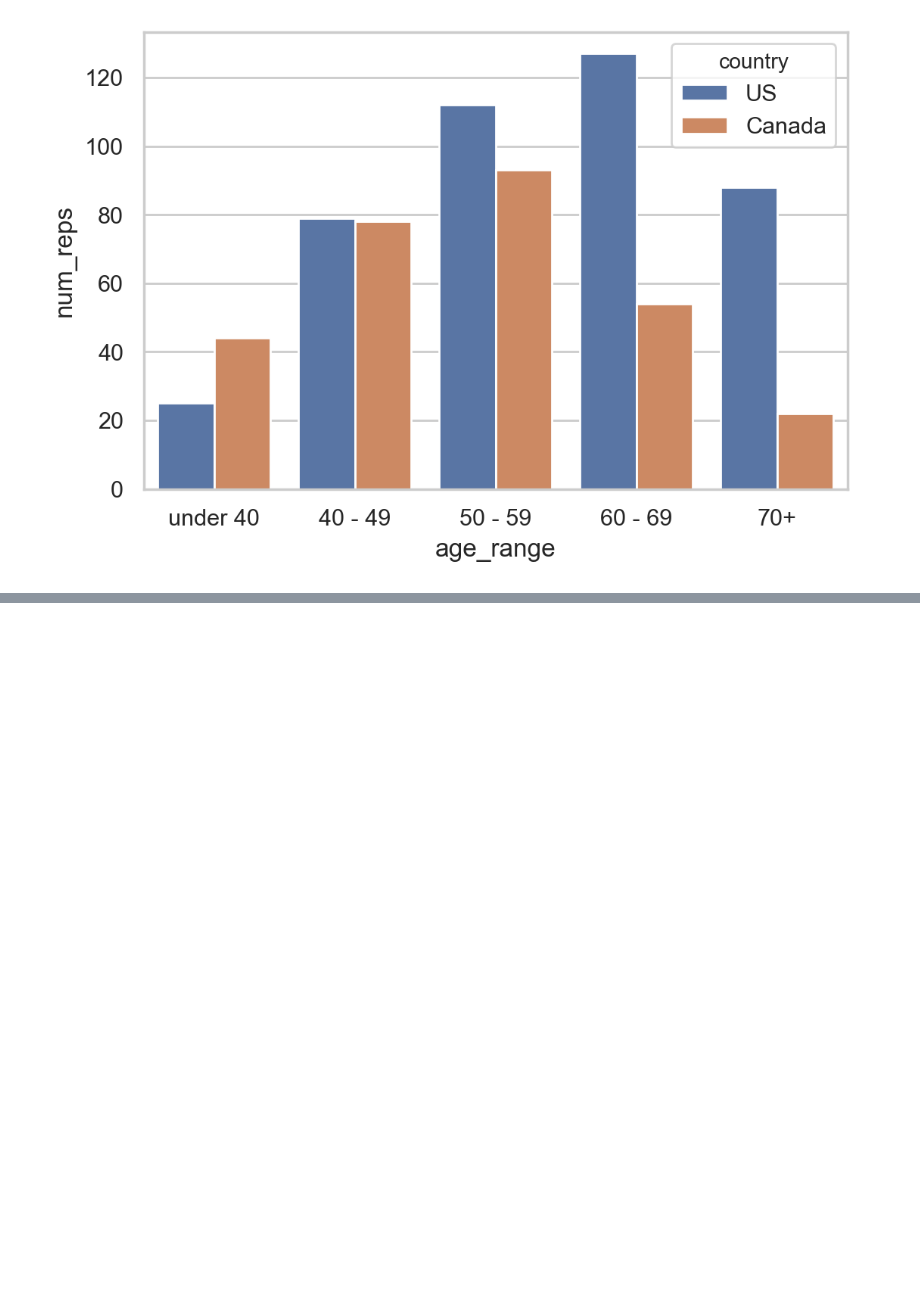
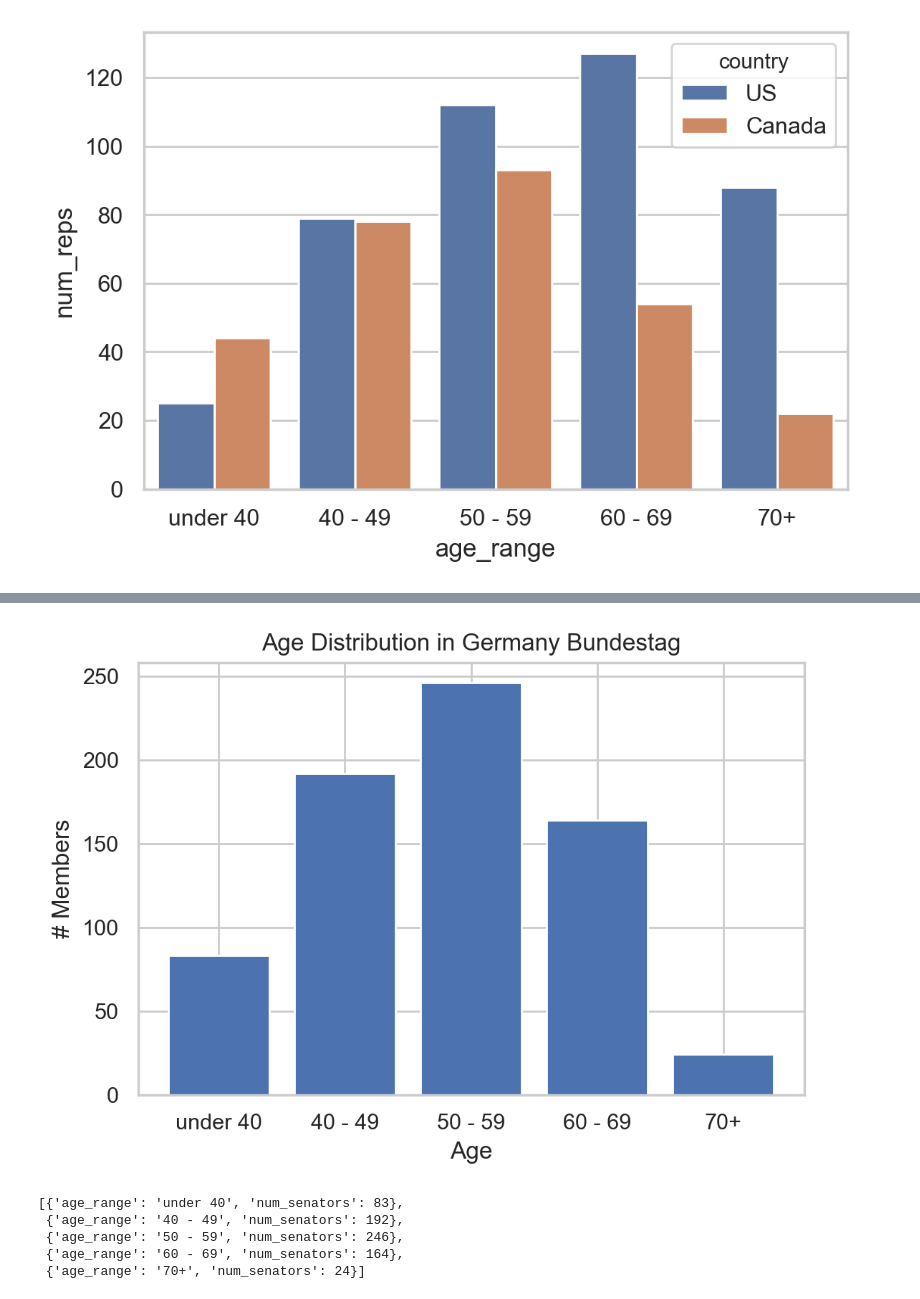
Before and after one commit to boompig/senator-ages, a Jupyter notebook: extract senator age.ipynb, the cells around one changed output, grey strips where cells are left out. Drawn from its saved outputs; the diff is of its cells as text; code cells hidden in the pictures; blank space fills up the shorter version.

```diff
--- a/extract senator age.ipynb
+++ b/extract senator age.ipynb
@@ -615,0 +664,13 @@ ax = sns.barplot(
+# %%
+graph_utils.graph_age_histogram(bundestag,
+                                title='Age Distribution in Germany Bundestag',
+                                age_col='est_age',
+                                y_axis_label='# Members'
+                                )
+# %% [output]
+[figure, added]
+[{'age_range': 'under 40', 'num_senators': 83},
+ {'age_range': '40 - 49', 'num_senators': 192},
+ {'age_range': '50 - 59', 'num_senators': 246},
+ {'age_range': '60 - 69', 'num_senators': 164},
+ {'age_range': '70+', 'num_senators': 24}]
```
Also changed, not shown: parts of 6 cells of this notebook, 1 other file.
